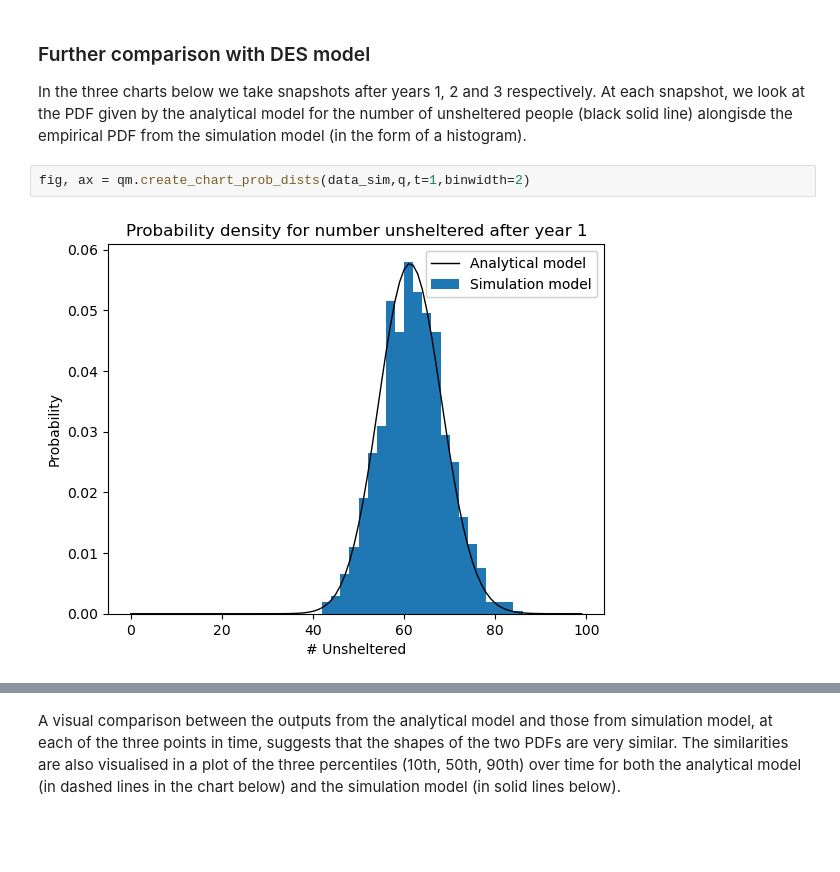
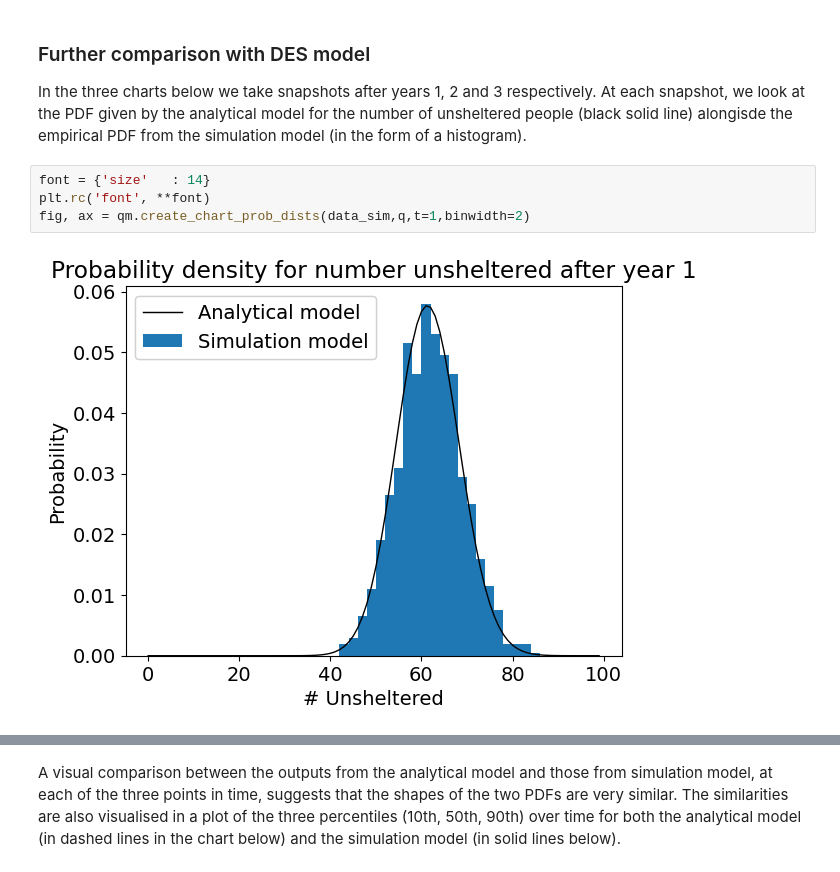
Before and after one commit to grahamburgess3/homeless_services, a Jupyter notebook: test_queueing_model.ipynb, the cells around one changed output, grey strips where cells are left out. Cells and saved outputs as stored; diff of their text form; blank space fills up the shorter version.

Commit message:
increase text size in plots

```diff
--- a/test_queueing_model.ipynb
+++ b/test_queueing_model.ipynb
@@ -259,9 +259,11 @@ fig, ax = qm.create_fanchart(data_sim, data_q, q)
 
 In the three charts below we take snapshots after years 1, 2 and 3 respectively. At each snapshot, we look at the PDF given by the analytical model for the number of unsheltered people (black solid line) alongisde the empirical PDF from the simulation model (in the form of a histogram).
 # %%
+font = {'size'   : 14}
+plt.rc('font', **font)
 fig, ax = qm.create_chart_prob_dists(data_sim,q,t=1,binwidth=2)
 # %% [output]
-[figure, old version]
+[figure, new version]
 # %%
 fig, ax = qm.create_chart_prob_dists(data_sim,q,t=2,binwidth=2)
 # %% [output]
```
Also changed, not shown: parts of 3 cells of this notebook.
